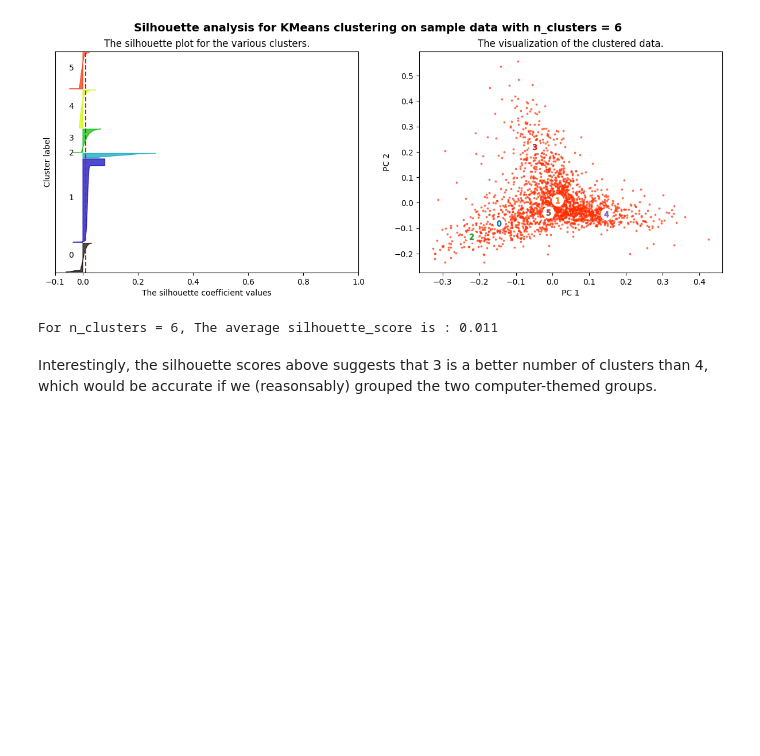
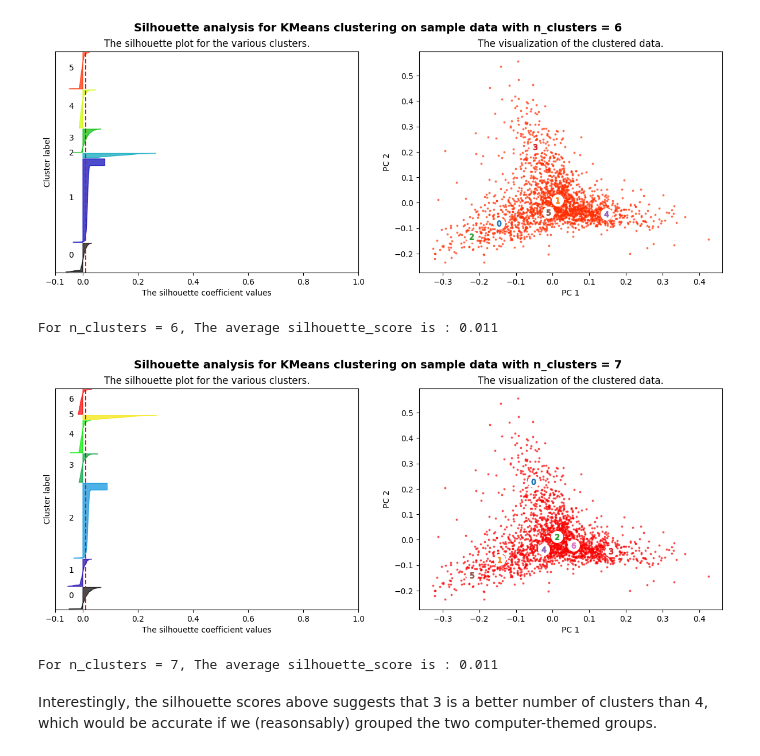
Before and after one commit to h-karyn/ComputationalContentAnalysis, a Jupyter notebook: python_notebooks/hw3/3_Topic_Modeling_and_Clustering.ipynb, the cells around one changed output. Cells and saved outputs as stored; diff of their text form; code cells hidden in the pictures; blank space fills up the shorter version.

```diff
--- a/python_notebooks/hw3/3_Topic_Modeling_and_Clustering.ipynb
+++ b/python_notebooks/hw3/3_Topic_Modeling_and_Clustering.ipynb
@@ -516,6 +516,12 @@ plotSilhouette(6, X)
 # %% [output]
 [figure]
 For n_clusters = 6, The average silhouette_score is : 0.011
+# %%
+X = newsgroupsTFVects.toarray()
+plotSilhouette(7, X)
+# %% [output]
+[figure, added]
+For n_clusters = 7, The average silhouette_score is : 0.011
 # %% [markdown]
 Interestingly, the silhouette scores above suggests that 3 is a better number of clusters than 4, which would be accurate if we (reasonsably) grouped the two computer-themed groups.
 # %% [markdown]
```
Also changed, not shown: parts of 45 cells of this notebook.
